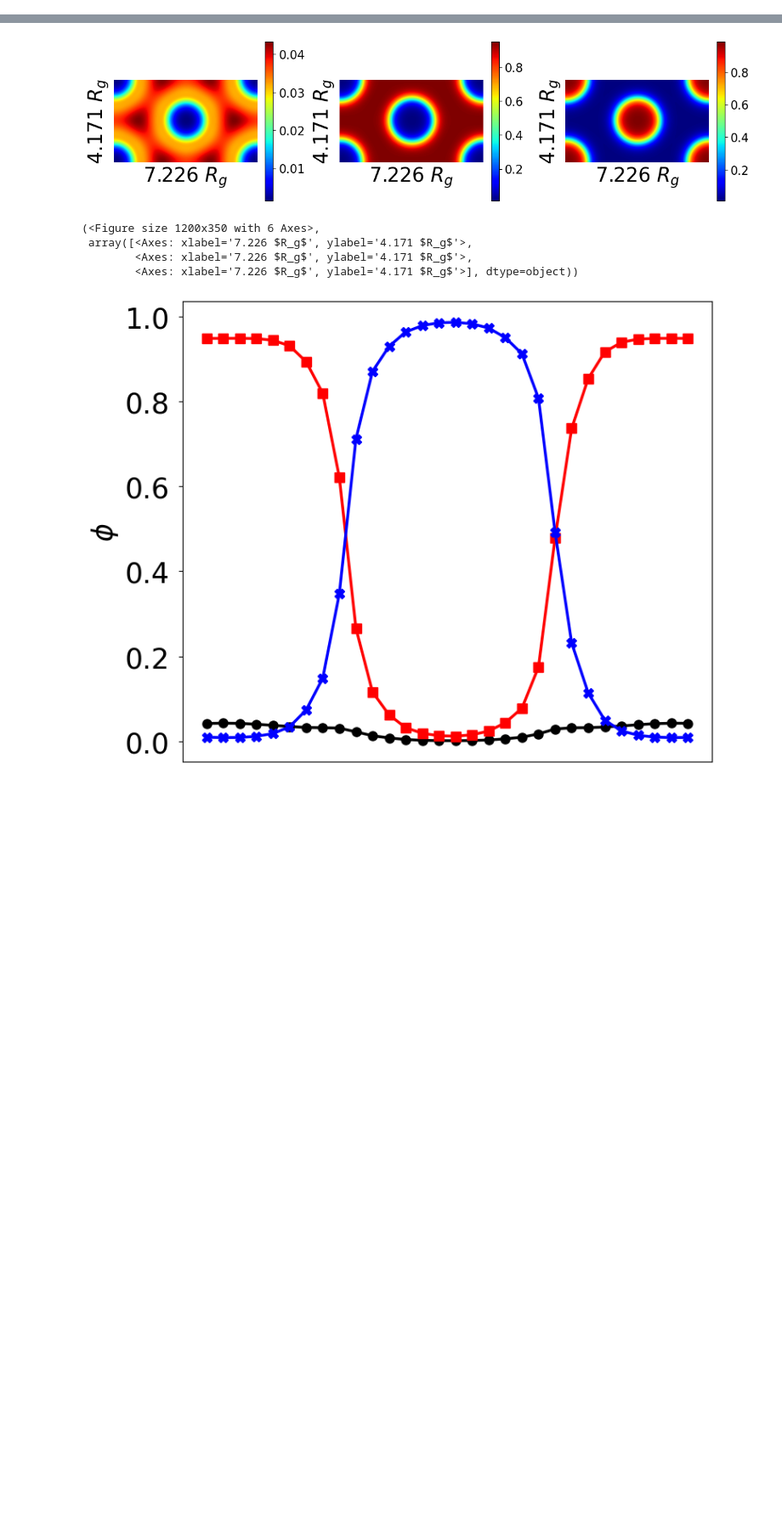
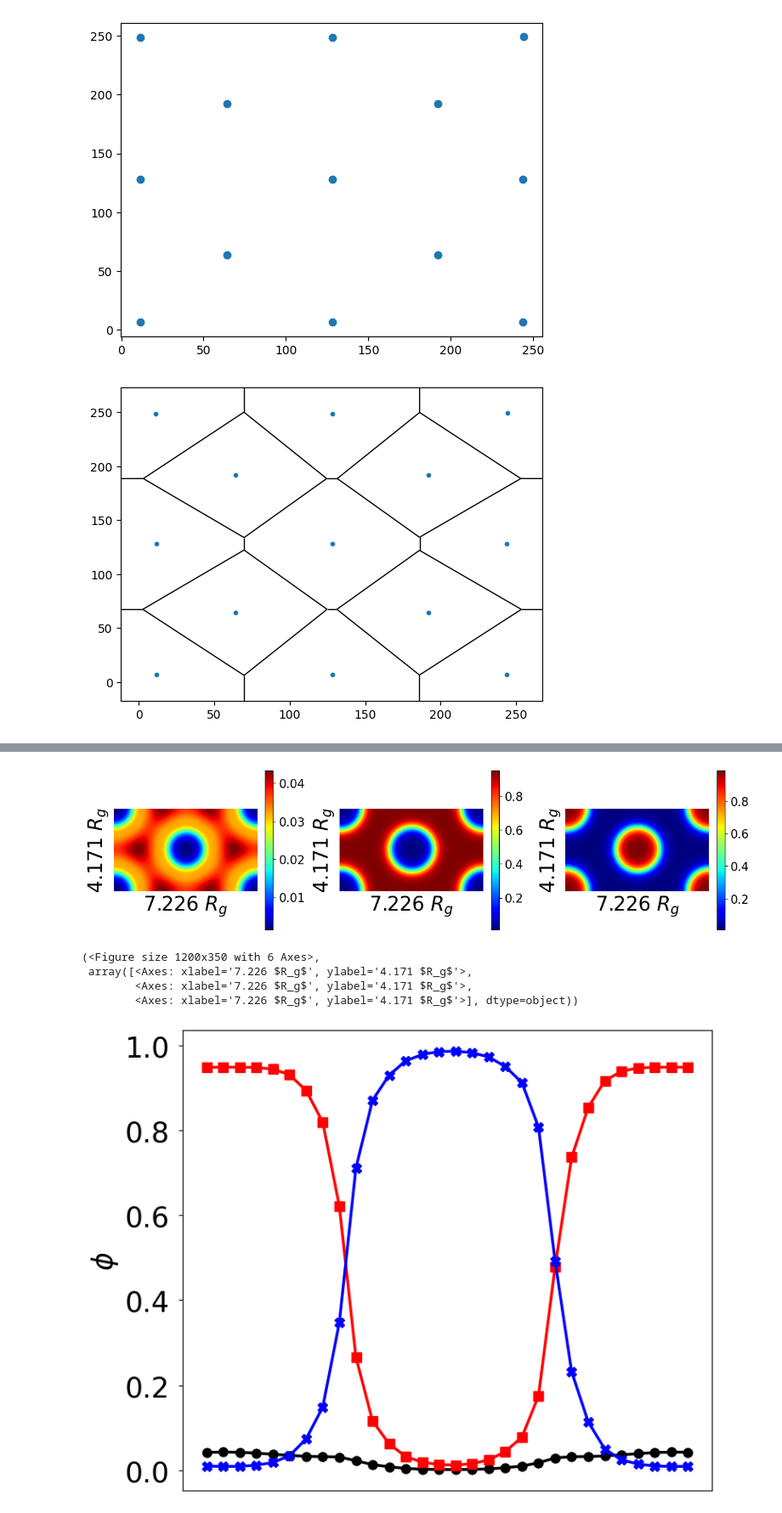
Before and after one commit to KangruiYuan/SimuBox, a Jupyter notebook: demos/scripts.ipynb, the cells around one changed output, grey strips where cells are left out. Shown at 85% size. Saved outputs shown, nothing was run; the diff lists cells and outputs as text; code cells hidden in the pictures; blank space fills up the shorter version.

```diff
--- a/demos/scripts.ipynb
+++ b/demos/scripts.ipynb
@@ -9,3 +9,70 @@ import matplotlib as mpl
 import pandas as pd
 import numpy as np
 from pathlib import Path
+# %%
+import numpy as np
+from shapely.geometry import Point, Polygon
+from scipy.spatial import Voronoi, voronoi_plot_2d
+
+expand = 2
+path = Path(r"C:\Users\Alkaid\Desktop\fA=0.755,XN=30\f0.755tau0.50xAB30")
+des = read_density(path)
+res = VoronoiCell.OpenCV(des, expand=expand, target=1)
+plt.figure()
+plt.scatter(res.centers[:,0], res.centers[:,1])
+vor = Voronoi(res.centers, incremental=True)
+fig = voronoi_plot_2d(
+            vor, show_points=True, show_vertices=False
+        )
+
+def points_in_polygon(matrix_shape, polygon_vertices):
+    """
+    判断二维矩阵中每个点是否在给定的多边形内
+
+    :param matrix_shape: (tuple) 矩阵的形状 (rows, cols)
+    :param polygon_vertices: (list) 多边形顶点列表 [(x1, y1), (x2, y2), ..., (xn, yn)]
+    :return: (np.ndarray) 结果矩阵，值为1表示点在多边形内，0表示点在多边形外
+    """
+    rows, cols = matrix_shape
+    polygon = Polygon(polygon_vertices)
+    result_matrix = np.zeros((rows, cols), dtype=int)
+
+    for i in range(rows):
+        for j in range(cols):
+            point = Point(i, j)
+            if polygon.contains(point):
+                result_matrix[i, j] = 1
+
+    return result_matrix
+
+# 示例使用
+facet_id = 6
+matrix_shape = res.parsed_density.mat[0].shape
+polygon_vertices = res.facets[facet_id]
+result_matrix = points_in_polygon(matrix_shape, polygon_vertices)
+plt.figure()
+plt.imshow(result_matrix)
+B_mat = res.parsed_density.mat[0]
+# plt.imshow(B_mat)
+B_mat[B_mat >= 0.5] = 1
+B_mat[B_mat < 0.5] = 0
+B_mat = B_mat.astype(bool)
+plt.figure()
+plt.imshow(B_mat)
+circle_result = result_matrix & B_mat
+plt.figure()
+plt.imshow(circle_result)
+parsed = parse_density(des, expand=expand, target="all")
+main_matrix = [mat.flatten() for mat in parsed.mat]
+expand_matrix = [result_matrix.flatten(), circle_result.flatten()]
+np.savetxt("phin.txt",
+           X=np.vstack(main_matrix).T,
+           header=f"1 {parsed.NxNyNz[0]} {parsed.NxNyNz[1]}\n1 {parsed.lxlylz[0]} {parsed.lxlylz[1]}",
+           comments='')
+np.savetxt("phin_with_mask.txt",
+           X=np.vstack(main_matrix + expand_matrix).T,
+           header=f"1 {parsed.NxNyNz[0]} {parsed.NxNyNz[1]}\n1 {parsed.lxlylz[0]} {parsed.lxlylz[1]}",
+           comments='')
+# %% [output]
+[figure, added]
+[figure, added]
```
Also changed, not shown: parts of 5 cells of this notebook, 4 other files.
